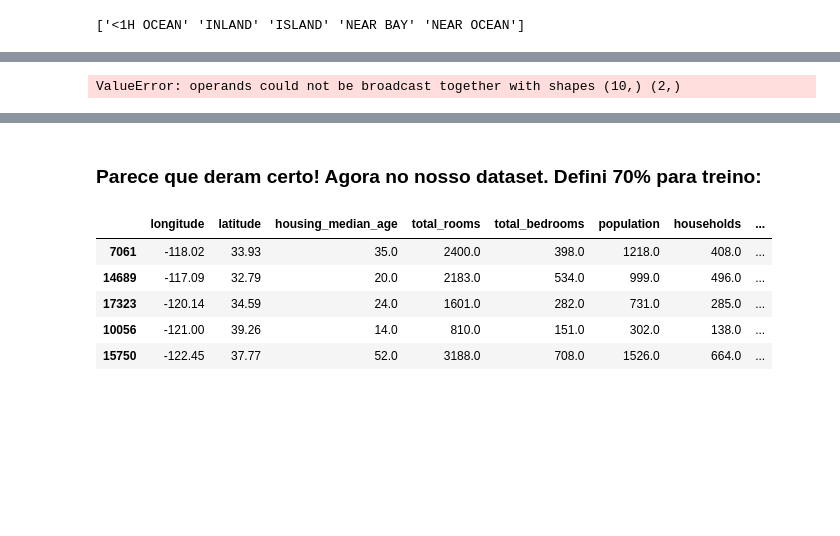
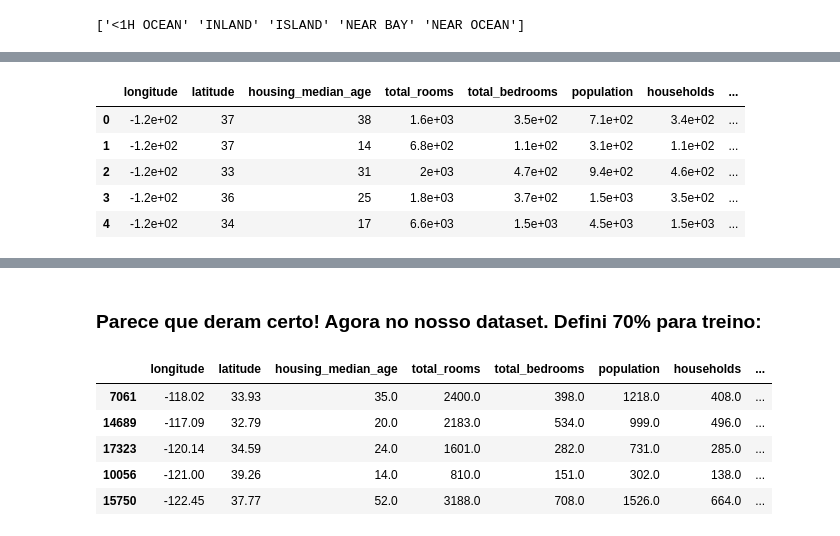
Before and after one commit to marcelomiky/python_code, a Jupyter notebook: scikit-learn/tcc/california-housing-prices.ipynb, the cells around one changed output, grey strips where cells are left out. Drawn from its saved outputs; the diff is of its cells as text; code cells hidden in the pictures; blank space fills up the shorter version.

```diff
--- a/scikit-learn/tcc/california-housing-prices.ipynb
+++ b/scikit-learn/tcc/california-housing-prices.ipynb
@@ -919,6 +918,11 @@ TypeError: 'list' object is not callable
 # %%
-housing_extra_attribs = pd.DataFrame(housing_extra_attribs, columns=df.columns+["rooms_per_household", "population_per_household"])
+housing_extra_attribs = pd.DataFrame(housing_extra_attribs, columns=list(df.columns)+["rooms_per_household", "population_per_household"])
 
 housing_extra_attribs.head()
 # %% [output]
-ValueError: operands could not be broadcast together with shapes (10,) (2,)
+|  | longitude | latitude | housing_median_age | total_rooms | total_bedrooms | population | households | ... |
+| 0 | -1.2e+02 | 37 | 38 | 1.6e+03 | 3.5e+02 | 7.1e+02 | 3.4e+02 | ... |
+| 1 | -1.2e+02 | 37 | 14 | 6.8e+02 | 1.1e+02 | 3.1e+02 | 1.1e+02 | ... |
+| 2 | -1.2e+02 | 33 | 31 | 2e+03 | 4.7e+02 | 9.4e+02 | 4.6e+02 | ... |
+| 3 | -1.2e+02 | 36 | 25 | 1.8e+03 | 3.7e+02 | 1.5e+03 | 3.5e+02 | ... |
+| 4 | -1.2e+02 | 34 | 17 | 6.6e+03 | 1.5e+03 | 4.5e+03 | 1.5e+03 | ... |
```
Also changed, not shown: parts of 33 cells of this notebook.
